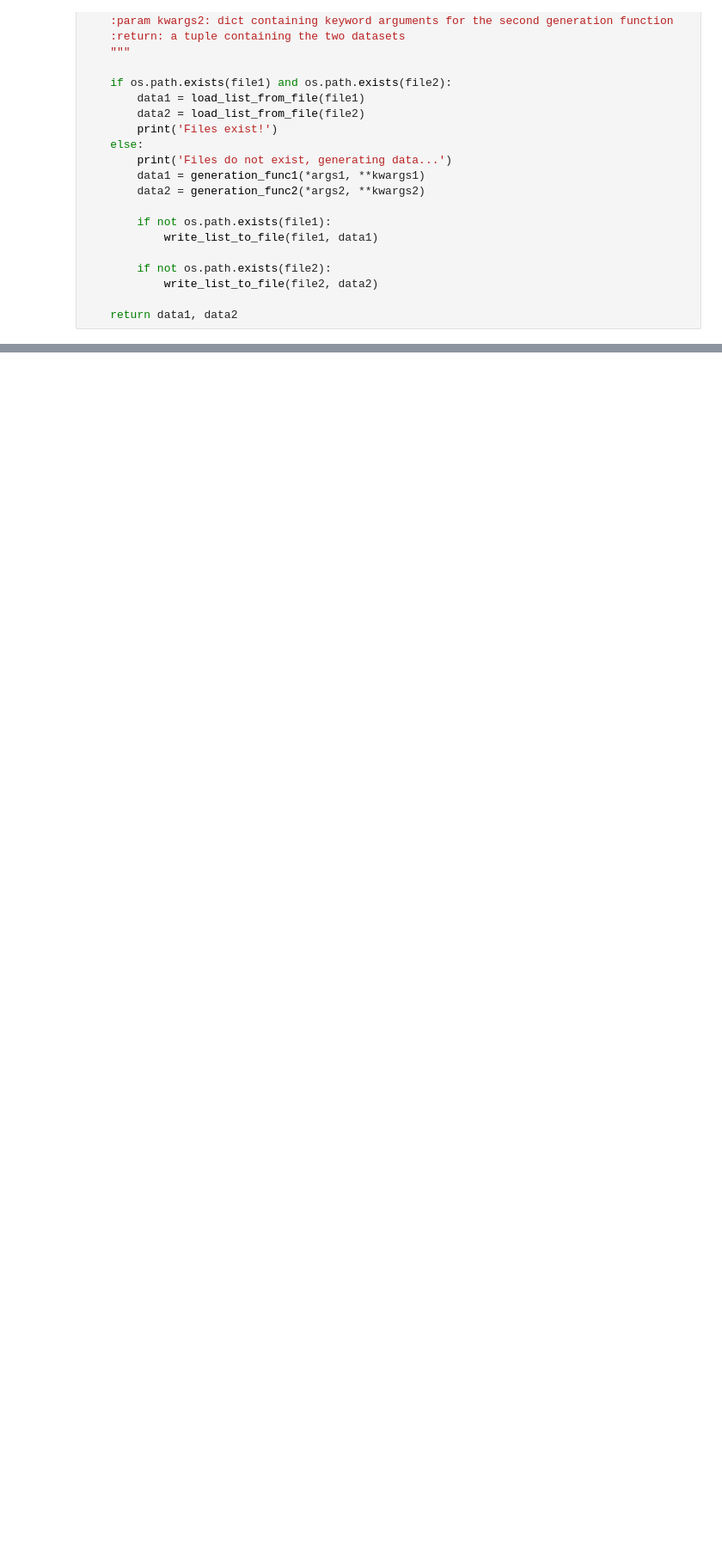
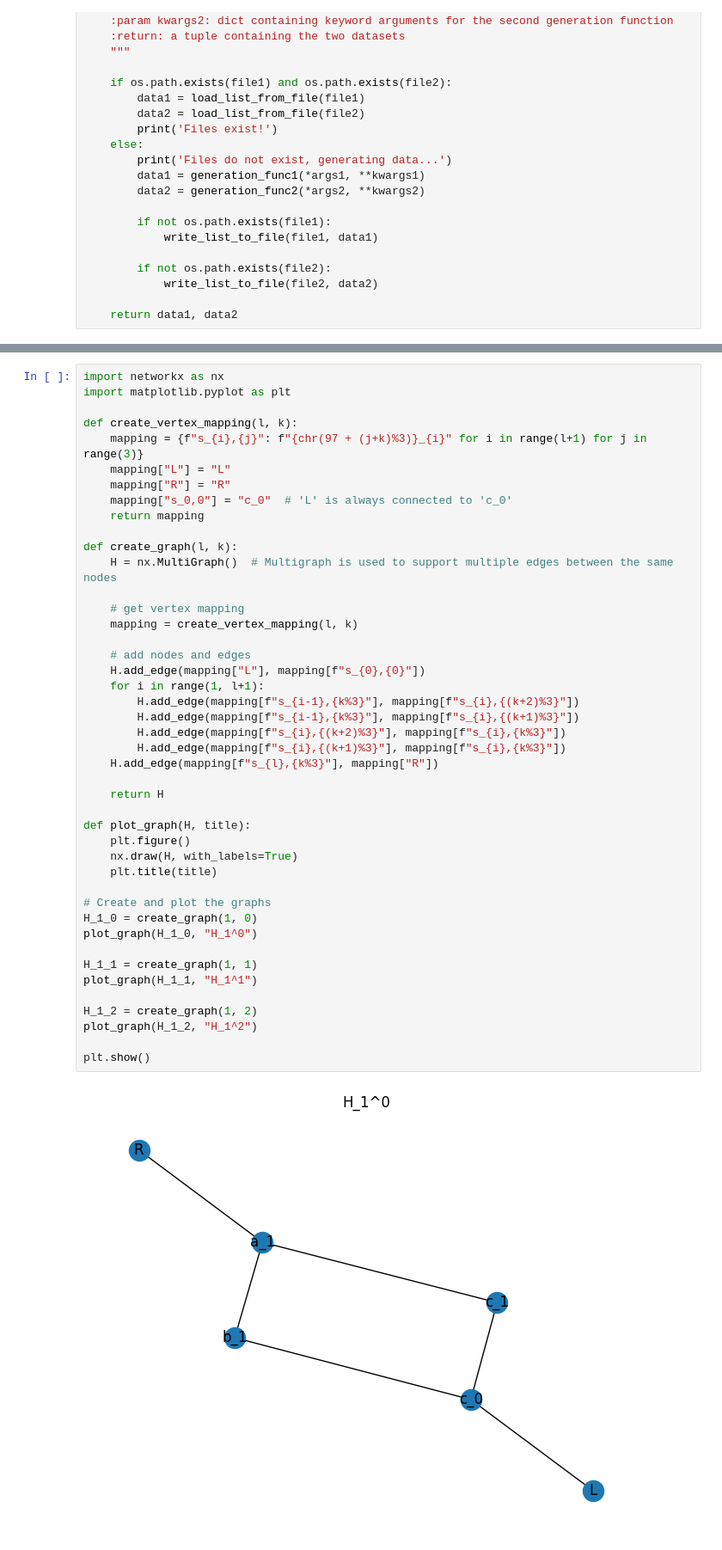
Before and after one commit to JaimePSantos/DynamicRandomWalks, a Jupyter notebook: CT-Dyn_TemporalHelix.ipynb, the cells around one changed output, grey strips where cells are left out. Shown at 86% size. Drawn from its saved outputs; the diff is of its cells as text; blank space fills up the shorter version.

```diff
--- a/CT-Dyn_TemporalHelix.ipynb
+++ b/CT-Dyn_TemporalHelix.ipynb
@@ -230,0 +338,46 @@ draw_evolving_graph(sequence)
+# %%
+import networkx as nx
+import matplotlib.pyplot as plt
+
+def create_vertex_mapping(l, k):
+    mapping = {f"s_{i},{j}": f"{chr(97 + (j+k)%3)}_{i}" for i in range(l+1) for j in range(3)}
+    mapping["L"] = "L"
+    mapping["R"] = "R"
+    mapping["s_0,0"] = "c_0"  # 'L' is always connected to 'c_0'
+    return mapping
+
+def create_graph(l, k):
+    H = nx.MultiGraph()  # Multigraph is used to support multiple edges between the same nodes
+
+    # get vertex mapping
+    mapping = create_vertex_mapping(l, k)
+
+    # add nodes and edges
+    H.add_edge(mapping["L"], mapping[f"s_{0},{0}"])
+    for i in range(1, l+1):
+        H.add_edge(mapping[f"s_{i-1},{k%3}"], mapping[f"s_{i},{(k+2)%3}"])
+        H.add_edge(mapping[f"s_{i-1},{k%3}"], mapping[f"s_{i},{(k+1)%3}"])
+        H.add_edge(mapping[f"s_{i},{(k+2)%3}"], mapping[f"s_{i},{k%3}"])
+        H.add_edge(mapping[f"s_{i},{(k+1)%3}"], mapping[f"s_{i},{k%3}"])
+    H.add_edge(mapping[f"s_{l},{k%3}"], mapping["R"])
+
+    return H
+
+def plot_graph(H, title):
+    plt.figure()
+    nx.draw(H, with_labels=True)
+    plt.title(title)
+
+# Create and plot the graphs
+H_1_0 = create_graph(1, 0)
+plot_graph(H_1_0, "H_1^0")
+
+H_1_1 = create_graph(1, 1)
+plot_graph(H_1_1, "H_1^1")
+
+H_1_2 = create_graph(1, 2)
+plot_graph(H_1_2, "H_1^2")
+
+plt.show()
+# %% [output]
+[figure, added]
```
Also changed, not shown: parts of 9 cells of this notebook.
